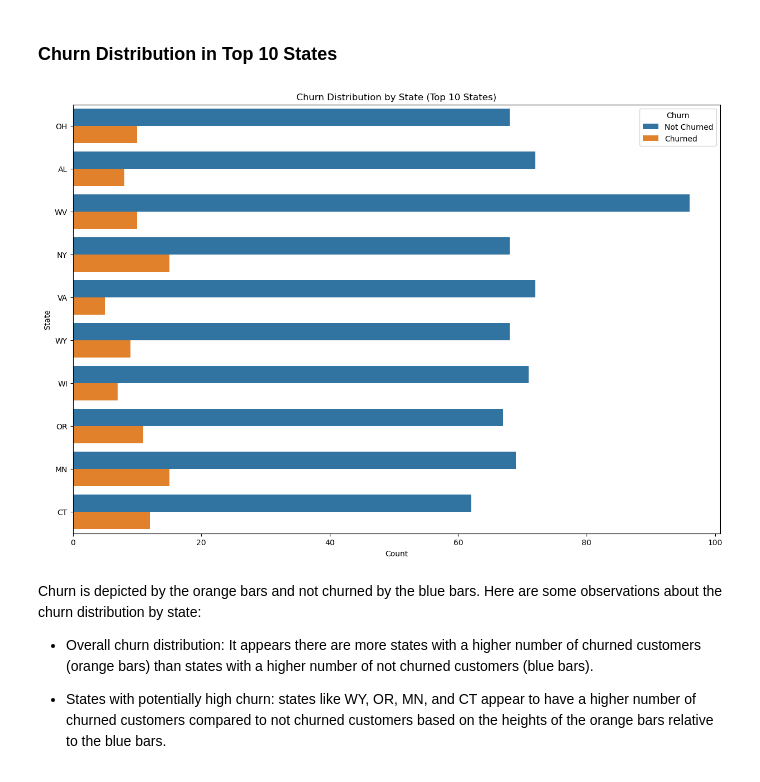
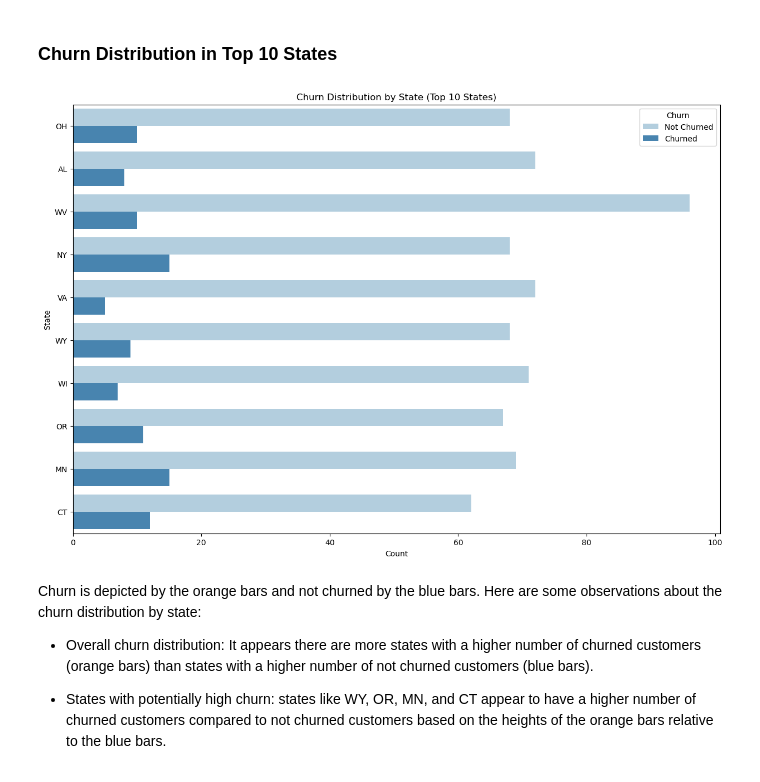
Before and after one commit to idatonui/Phase-3-project-SyriaTel-Customer-Churn, a Jupyter notebook: index.ipynb, the cells around one changed output. Cells and saved outputs as stored; diff of their text form; code cells hidden in the pictures.

```diff
--- a/index.ipynb
+++ b/index.ipynb
@@ -420,24 +420,26 @@ From the above plot, the churn rate is higher in some area codes than others. Fo
 # %%
 # Get the top 10 states with the highest counts
 top_states = df['State'].value_counts().head(10).index
 
 # Filter the DataFrame to include only the top 10 states
 df_top_states = df[df['State'].isin(top_states)]
 
+# Set the color palette to shades of blue
+blue_palette = sns.color_palette("Blues", 2)
 # Plot the count plot with the filtered DataFrame
 plt.figure(figsize=(15, 10))
-sns.countplot(data=df_top_states, y='State', hue='Churn')
+sns.countplot(data=df_top_states, y='State', hue='Churn', palette=blue_palette)
 
 # Set title, labels, and legend
 plt.title('Churn Distribution by State (Top 10 States)')
 plt.xlabel('Count')
 plt.ylabel('State')
 plt.legend(title='Churn', labels=['Not Churned', 'Churned'])
 
 # Show the plot
 plt.show()
 # %% [output]
-[figure, old version]
+[figure, new version]
 # %% [markdown]
 Churn is depicted by the orange bars and not churned by the blue bars. Here are some observations about the churn distribution by state:
 
```
Also changed, not shown: parts of 17 cells of this notebook, 13 other files.
